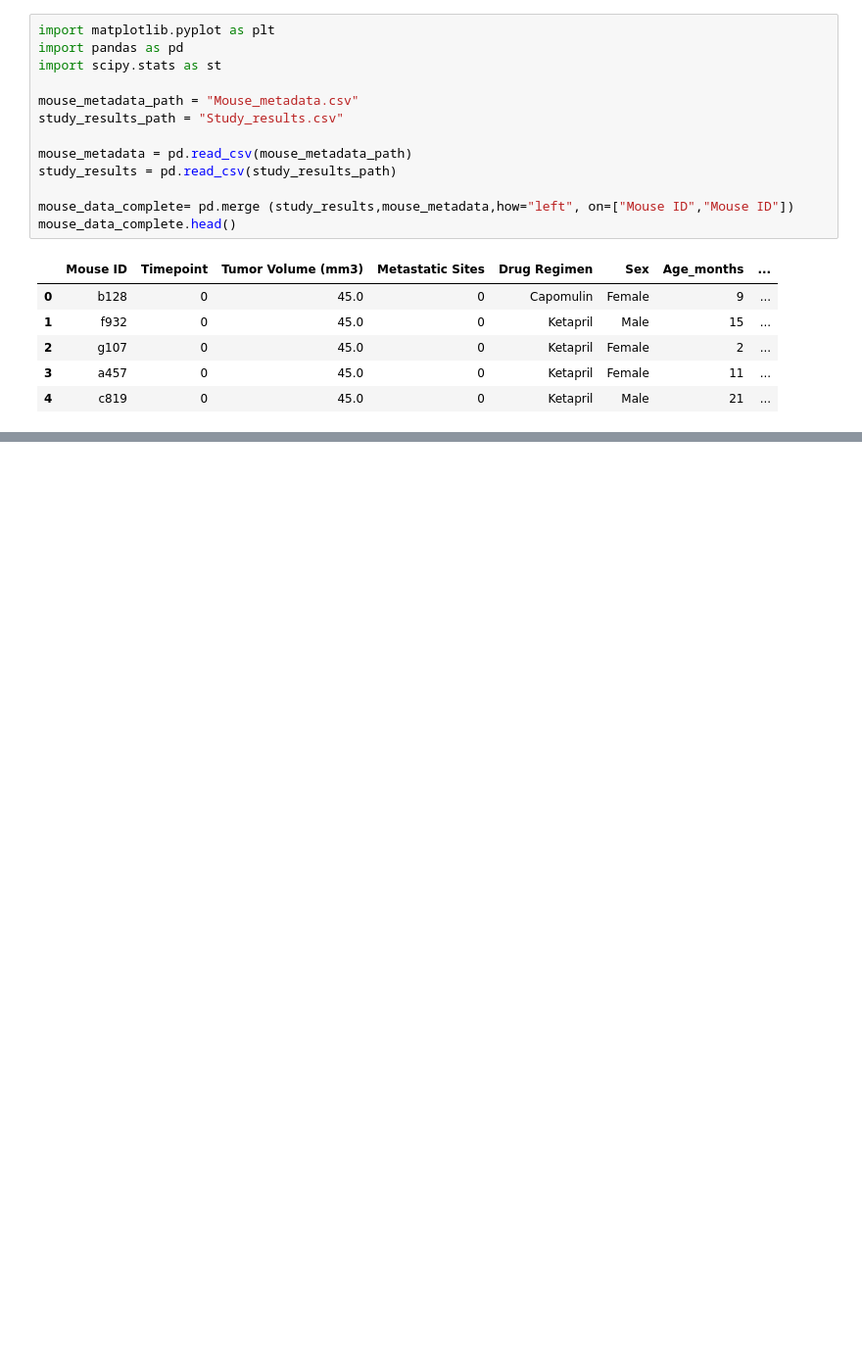
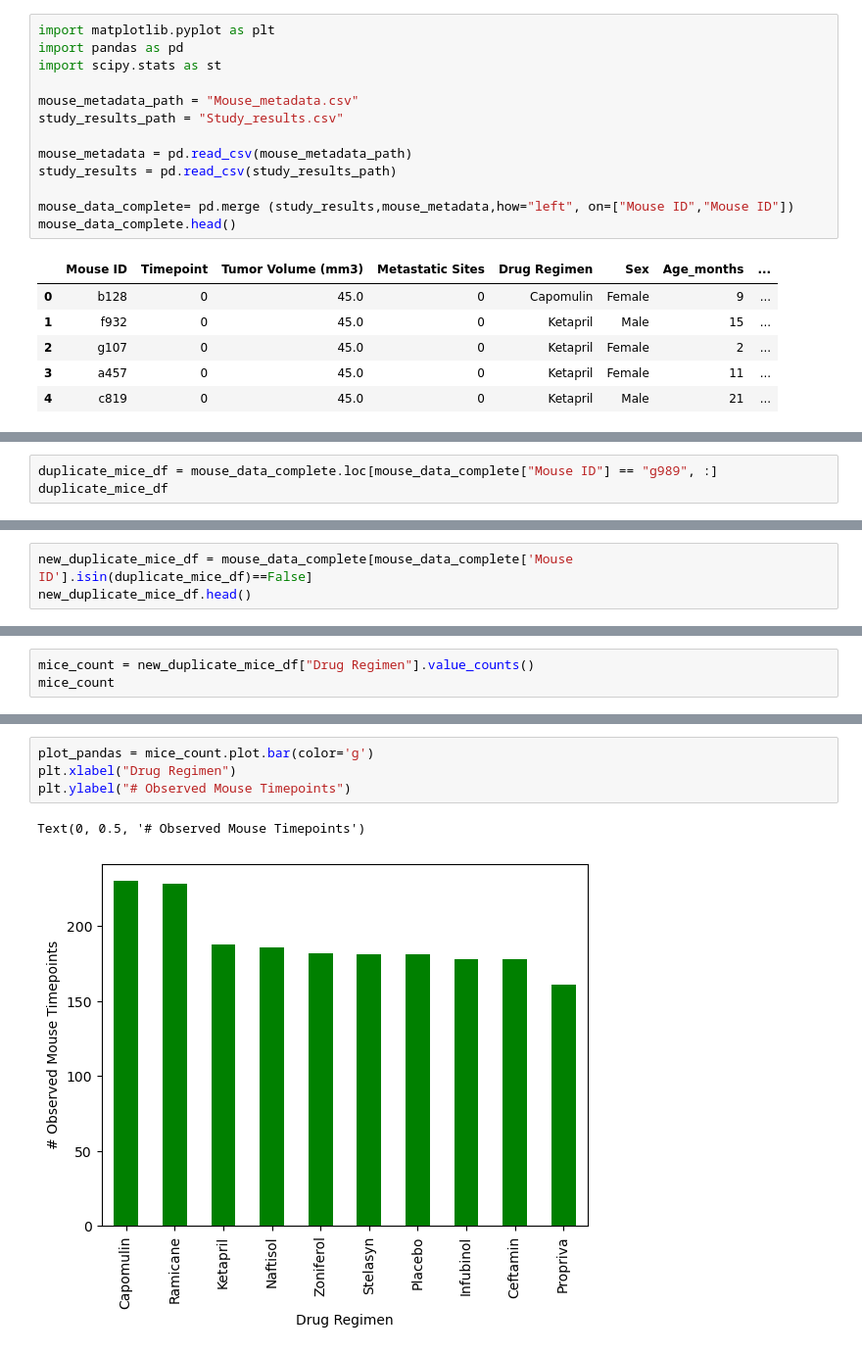
Before and after one commit to agom2429/Mouse-Project, a Jupyter notebook: Maine.ipynb, the cells around one changed output, grey strips where cells are left out. Shown at 98% size. Drawn from its saved outputs; the diff is of its cells as text; blank space fills up the shorter version.

```diff
--- a/Maine.ipynb
+++ b/Maine.ipynb
@@ -25,0 +31,3 @@ number_of_mice
+# %%
+duplicate_mice_df = mouse_data_complete.loc[mouse_data_complete["Mouse ID"] == "g989", :]
+duplicate_mice_df
@@ -25,0 +49,3 @@ number_of_mice
+# %%
+new_duplicate_mice_df = mouse_data_complete[mouse_data_complete['Mouse ID'].isin(duplicate_mice_df)==False]
+new_duplicate_mice_df.head()
@@ -25,0 +109,3 @@ number_of_mice
+# %%
+mice_count = new_duplicate_mice_df["Drug Regimen"].value_counts()
+mice_count
@@ -25,0 +124,7 @@ number_of_mice
+# %%
+plot_pandas = mice_count.plot.bar(color='g')
+plt.xlabel("Drug Regimen")
+plt.ylabel("# Observed Mouse Timepoints")
+# %% [output]
+Text(0, 0.5, '# Observed Mouse Timepoints')
+[figure, added]
```
Also changed, not shown: parts of 11 cells of this notebook.
